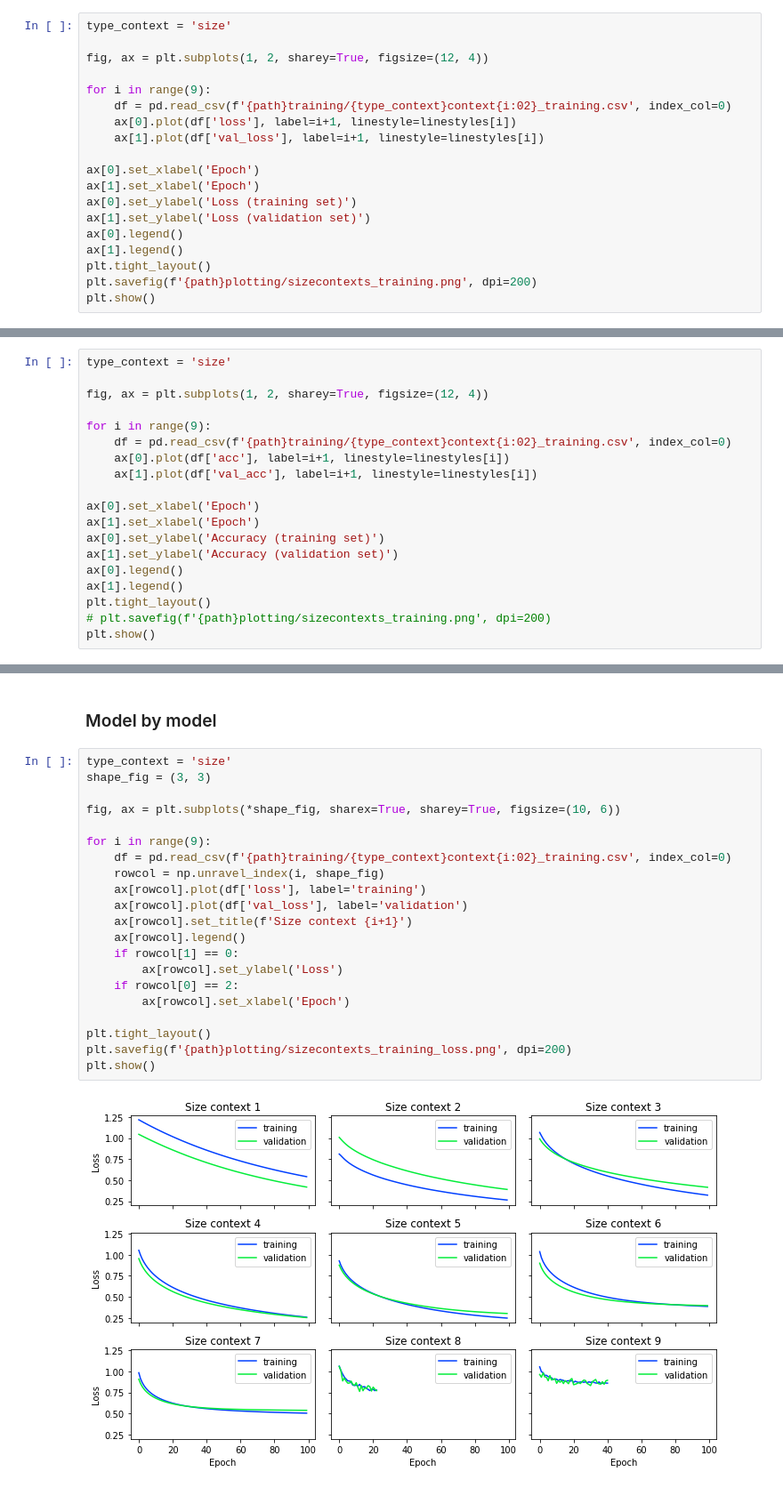
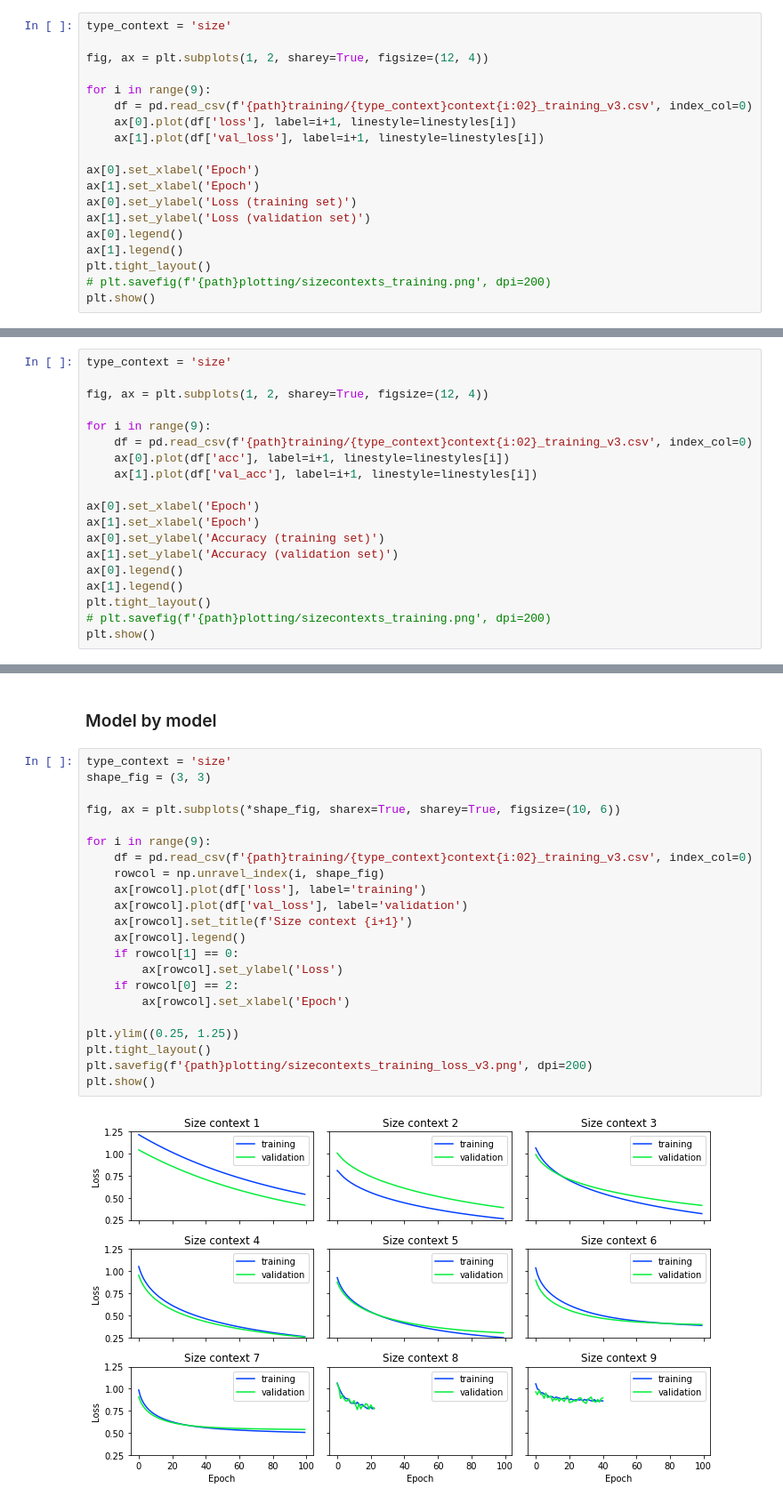
Before and after one commit to fbickfordsmith/attention-msc, a Jupyter notebook: plotting/plot_training_size_v3.ipynb, the cells around one changed output, grey strips where cells are left out. Shown: that part at 89% size. Drawn from its saved outputs; the diff is of its cells as text.

```diff
--- a/plotting/plot_training.ipynb
+++ b/plotting/plot_training_size_v3.ipynb
@@ -17,7 +17,7 @@ type_context = 'size'
 fig, ax = plt.subplots(1, 2, sharey=True, figsize=(12, 4))
 
 for i in range(9):
-    df = pd.read_csv(f'{path}training/{type_context}context{i:02}_training.csv', index_col=0)
+    df = pd.read_csv(f'{path}training/{type_context}context{i:02}_training_v3.csv', index_col=0)
     ax[0].plot(df['loss'], label=i+1, linestyle=linestyles[i])
     ax[1].plot(df['val_loss'], label=i+1, linestyle=linestyles[i])
 
@@ -28,7 +28,7 @@ ax[1].set_ylabel('Loss (validation set)')
 ax[0].legend()
 ax[1].legend()
 plt.tight_layout()
-plt.savefig(f'{path}plotting/sizecontexts_training.png', dpi=200)
+# plt.savefig(f'{path}plotting/sizecontexts_training.png', dpi=200)
 plt.show()
 # %% [output]
 [figure]
@@ -38,7 +38,7 @@ type_context = 'size'
 fig, ax = plt.subplots(1, 2, sharey=True, figsize=(12, 4))
 
 for i in range(9):
-    df = pd.read_csv(f'{path}training/{type_context}context{i:02}_training.csv', index_col=0)
+    df = pd.read_csv(f'{path}training/{type_context}context{i:02}_training_v3.csv', index_col=0)
     ax[0].plot(df['acc'], label=i+1, linestyle=linestyles[i])
     ax[1].plot(df['val_acc'], label=i+1, linestyle=linestyles[i])
 
@@ -58,26 +58,27 @@ plt.show()
 # %%
 type_context = 'size'
 shape_fig = (3, 3)
 
 fig, ax = plt.subplots(*shape_fig, sharex=True, sharey=True, figsize=(10, 6))
 
 for i in range(9):
-    df = pd.read_csv(f'{path}training/{type_context}context{i:02}_training.csv', index_col=0)
+    df = pd.read_csv(f'{path}training/{type_context}context{i:02}_training_v3.csv', index_col=0)
     rowcol = np.unravel_index(i, shape_fig)
     ax[rowcol].plot(df['loss'], label='training')
     ax[rowcol].plot(df['val_loss'], label='validation')
     ax[rowcol].set_title(f'Size context {i+1}')
     ax[rowcol].legend()
     if rowcol[1] == 0:
         ax[rowcol].set_ylabel('Loss')
     if rowcol[0] == 2:
         ax[rowcol].set_xlabel('Epoch')
 
+plt.ylim((0.25, 1.25))
 plt.tight_layout()
-plt.savefig(f'{path}plotting/sizecontexts_training_loss.png', dpi=200)
+plt.savefig(f'{path}plotting/sizecontexts_training_loss_v3.png', dpi=200)
 plt.show()
 # %% [output]
-[figure, old version]
+[figure, new version]
 # %%
 type_context = 'size'
 shape_fig = (3, 3)
```
Also changed, not shown: parts of 1 cell of this notebook, 11 other files.
